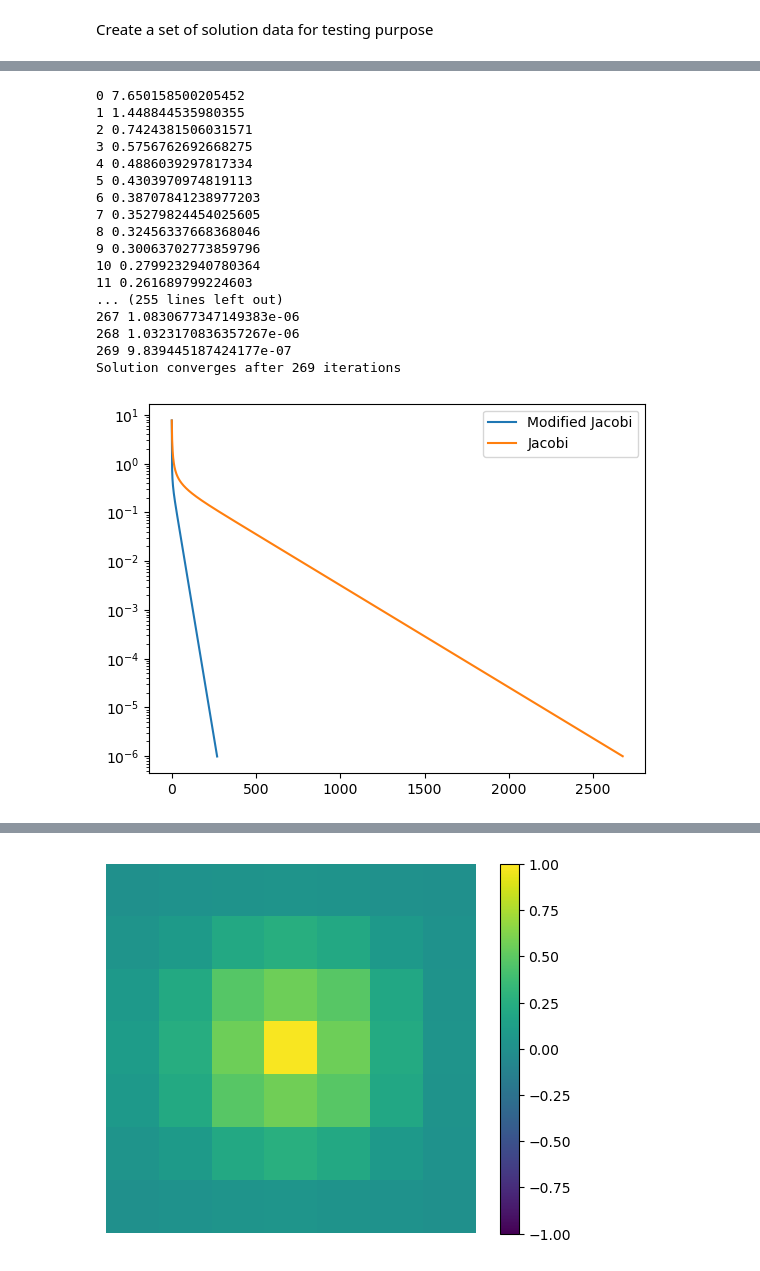
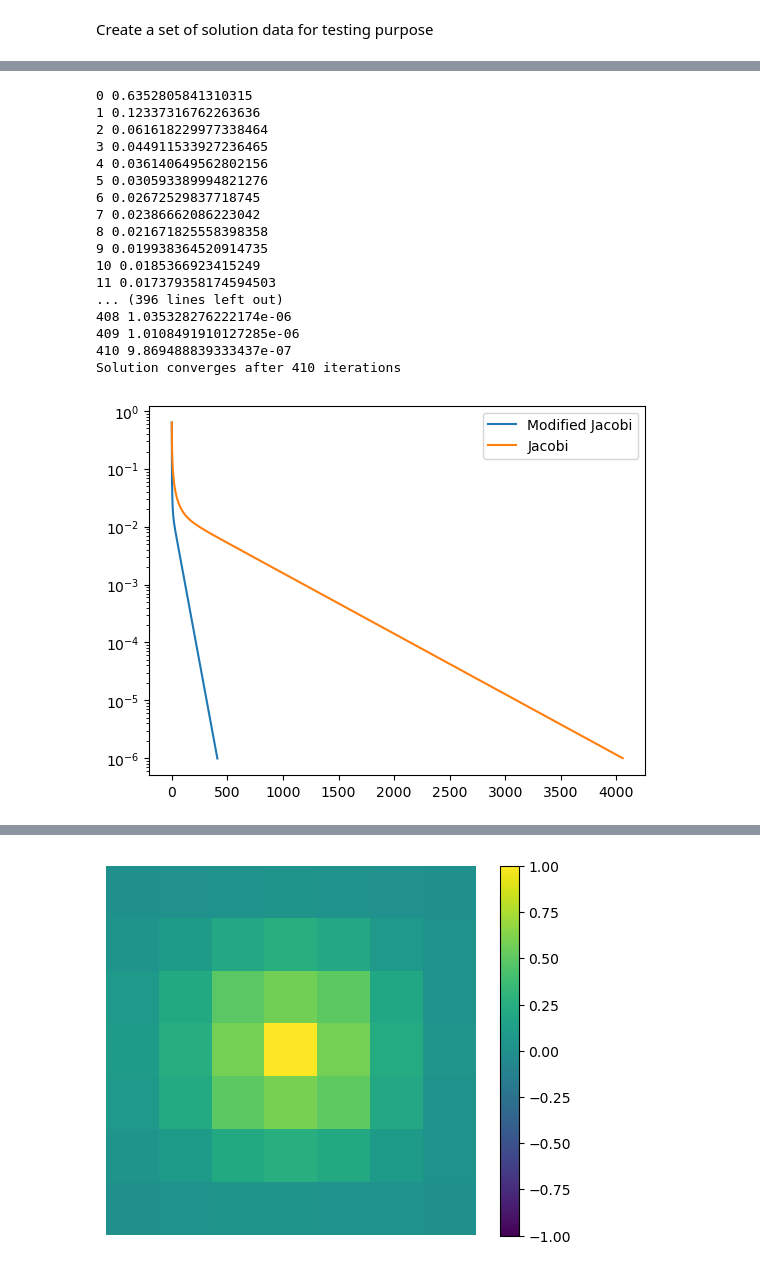
Before and after one commit to ymlasu/MFEA-Net, a Jupyter notebook: MFEANet_thermal_learn.ipynb, the cells around one changed output, grey strips where cells are left out. Drawn from its saved outputs; the diff is of its cells as text; code cells hidden in the pictures.

Commit message:
updated learning of thermal dirich bc model

```diff
--- a/MFEANet_thermal_learn.ipynb
+++ b/MFEANet_thermal_learn.ipynb
@@ -97,7 +100,7 @@ solution_test, rhs_test, d_test, d_idx_test, t_idx_test, t_test, t_conn_test, m_
 # %%
 hsize = 2e-3 # m
 ku, kf = 1, 1
-grid = SingleGrid(hsize, n_elem=n_elem, mode='thermal', dev=device_predict)
+grid = SingleGrid(hsize, n_elem=n_elem, mode='thermal', dev=device_predict, no_neumann=no_neumann)
 # %%
 EPS = 1e-6
 n_jac = 0
@@ -150,32 +152,0 @@ Solution converges after 14653 Jacobi iterations
-# %%
-class PsiNet(nn.Module):
-    def __init__(self, nb_layers=3, mode='thermal'):
-        super(PsiNet, self).__init__()
-
-        self.mode = mode
-        self.km, self.ku, self.kf = 1, 1, 1 # thermal problem
-        if(self.mode == 'elastic'):
-            self.km, self.ku, self.kf = 2, 2, 2
-
-        # self.attention_map = nn.Sequential(
-        #     nn.Conv2d(self.km, 1, kernel_size=2, padding=1),
-        #     nn.Conv2d(1, 1, kernel_size=5, padding=2),
-        #     nn.Conv2d(1, self.ku, kernel_size=1, padding=0),
-        #     nn.Unfold(kernel_size=3, padding=1),
-        #     nn.Tanh()
-        #     )
-
-        self.smoother = nn.ModuleList([nn.Conv2d(self.ku, self.ku, 3, padding=1, bias=False)
-                                         for _ in range(nb_layers)])
-
-    def forward(self, m, x, dirich_idx):
-        '''
-        m: material field
-        x: error between Jacobi solution and initial guess '''
-
-        # bs0, ku0, h0, w0 = x.size()
-        # new_x = F.unfold(x, kernel_size = 3, padding = 1).view(bs0, ku0, -1, h0, w0) # shape (bs, ku, 9, h, w)
-        # attention = self.attention_map(m).view(bs0, ku0, -1, h0, w0) # shape (bs, ku, 9, h, w)
-        # attention_x = new_x * attention # shape (bs, ku, 9, h, w)
-        # attention_x = attention_x.sum(dim=2) # shape (bs, ku, h, w)
-        return reduce(lambda acc, el: el(acc) * dirich_idx, self.smoother, x) # shape (bs, ku, h, w)
@@ -288,8 +170,7 @@ ValueError: too many values to unpack (expected 7)
 # import the learned model and loss train
 my_net = PsiNet(nb_layers=nb_layers, mode='thermal').to(device_predict)
 my_net.load_state_dict(torch.load(os.path.join(model_dir,model_name+'.pth')))
-new_iterator = PsiIterator(device_predict, nb_layers=nb_layers, psi_net=my_net, grid=grid, batch_size=1)
-
+new_iterator = PsiIterator(device_predict, hsize, n_elem, no_neumann, psi_net=my_net, grid=grid, nb_layers=nb_layers, batch_size=1, iterator='psi')
 my_loss = torch.load(os.path.join(model_dir,model_name+'.pt'))
 plt.plot(my_loss)
 plt.ylabel('loss')
@@ -319,43 +199,43 @@ list(my_net.parameters())
 # %%
 EPS = 1e-6
 with torch.no_grad():
     n_new = 0
     u_test = torch.ones(size=(1, ku, n_elem+1, n_elem+1), requires_grad=False, dtype=torch.double).to(device_predict)
     u_test = new_iterator.grid.jac.reset_boundary(u_test, d_test, d_idx_test)
-    residual = d_idx_test*new_iterator.grid.net(None, None, h, u_test, f_test, t_test, t_idx_test, m_test)
+    residual = new_iterator.grid.net(None, None, hsize, u_test, d_idx_test, rhs_test, t_test, t_conn_test, m_test, nmsk_test)
     res = torch.norm(residual).item() # fix top, apply traction force at bottom boundary
     res_arr_new = [res]
     print(n_new, res)
     while (abs(res) > EPS):
-        u_test = new_iterator.PsiRelax(u_test, m_test, d_test, d_idx_test, None, None, h, f_test, t_test, t_idx_test, 1)
-        residual = d_idx_test*new_iterator.grid.net(None, None, h, u_test, f_test, t_test, t_idx_test, m_test)
+        u_test = new_iterator.PsiRelax(u_test, m_test, nmsk_test, d_test, d_idx_test, None, None, hsize, rhs_test, t_test, t_conn_test, 1)
+        residual = new_iterator.grid.net(None, None, hsize, u_test, d_idx_test, rhs_test, t_test, t_conn_test, m_test, nmsk_test)
         res = torch.norm(residual).item()
         res_arr_new.append(res)
         n_new += 1
         print(n_new, res)
 
 print("Solution converges after", n_new, "iterations ")
 plt.plot(res_arr_new, label='Modified Jacobi')
 plt.plot(res_arr, label='Jacobi')
 plt.yscale('log')
 plt.legend()
 plt.show()
 # %% [output]
-0 7.650158500205452
-1 1.448844535980355
-2 0.7424381506031571
-3 0.5756762692668275
-4 0.4886039297817334
-5 0.4303970974819113
-6 0.38707841238977203
-7 0.35279824454025605
-8 0.32456337668368046
-9 0.30063702773859796
-10 0.2799232940780364
-11 0.261689799224603
-... (255 lines left out)
-267 1.0830677347149383e-06
-268 1.0323170836357267e-06
-269 9.839445187424177e-07
-Solution converges after 269 iterations
+0 0.6352805841310315
+1 0.12337316762263636
+2 0.061618229977338464
+3 0.044911533927236465
+4 0.036140649562802156
+5 0.030593389994821276
+6 0.02672529837718745
+7 0.02386662086223042
+8 0.021671825558398358
+9 0.019938364520914735
+10 0.0185366923415249
+11 0.017379358174594503
+... (396 lines left out)
+408 1.035328276222174e-06
+409 1.0108491910127285e-06
+410 9.869488839333437e-07
+Solution converges after 410 iterations
-[figure, old version]
+[figure, new version]
```
Also changed, not shown: parts of 14 cells of this notebook, 26 other files.
